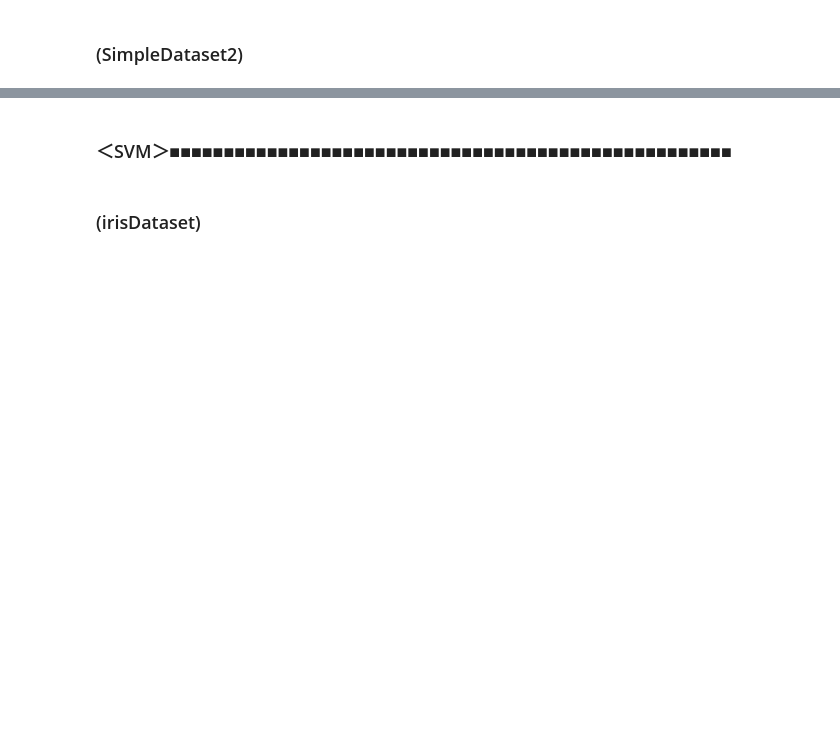
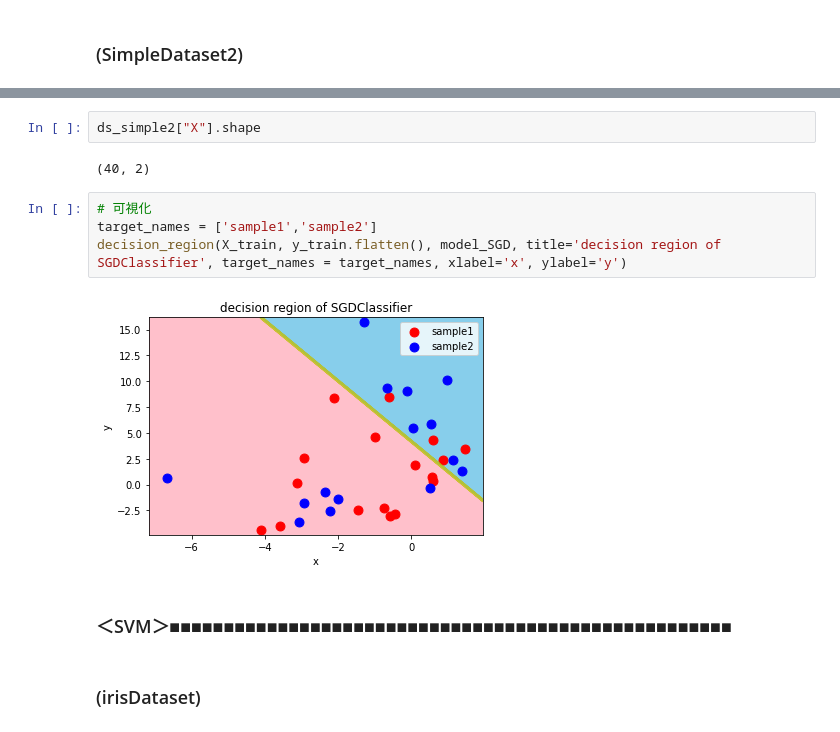
Before and after one commit to takatoshi-ii/diveintocode-ml, a Jupyter notebook: Sprint/Sprint2 機械学習スクラッチ入門.ipynb, the cells around one changed output, grey strips where cells are left out. Drawn from its saved outputs; the diff is of its cells as text; blank space fills up the shorter version.

```diff
--- a/Sprint/Sprint2 機械学習スクラッチ入門.ipynb
+++ b/Sprint/Sprint2 機械学習スクラッチ入門.ipynb
@@ -351,3 +464,13 @@ display(df_cr_SGD)
+# %%
+ds_simple2["X"].shape
+# %% [output]
+(40, 2)
+# %%
+# 可視化
+target_names = ['sample1','sample2']
+decision_region(X_train, y_train.flatten(), model_SGD, title='decision region of SGDClassifier', target_names = target_names, xlabel='x', ylabel='y')
+# %% [output]
+[figure, added]
 # %% [markdown]
 ### ＜SVM＞■■■■■■■■■■■■■■■■■■■■■■■■■■■■■■■■■■■■■■■■■■■■■■■■■■■■
 # %% [markdown]
```
Also changed, not shown: parts of 39 cells of this notebook.
